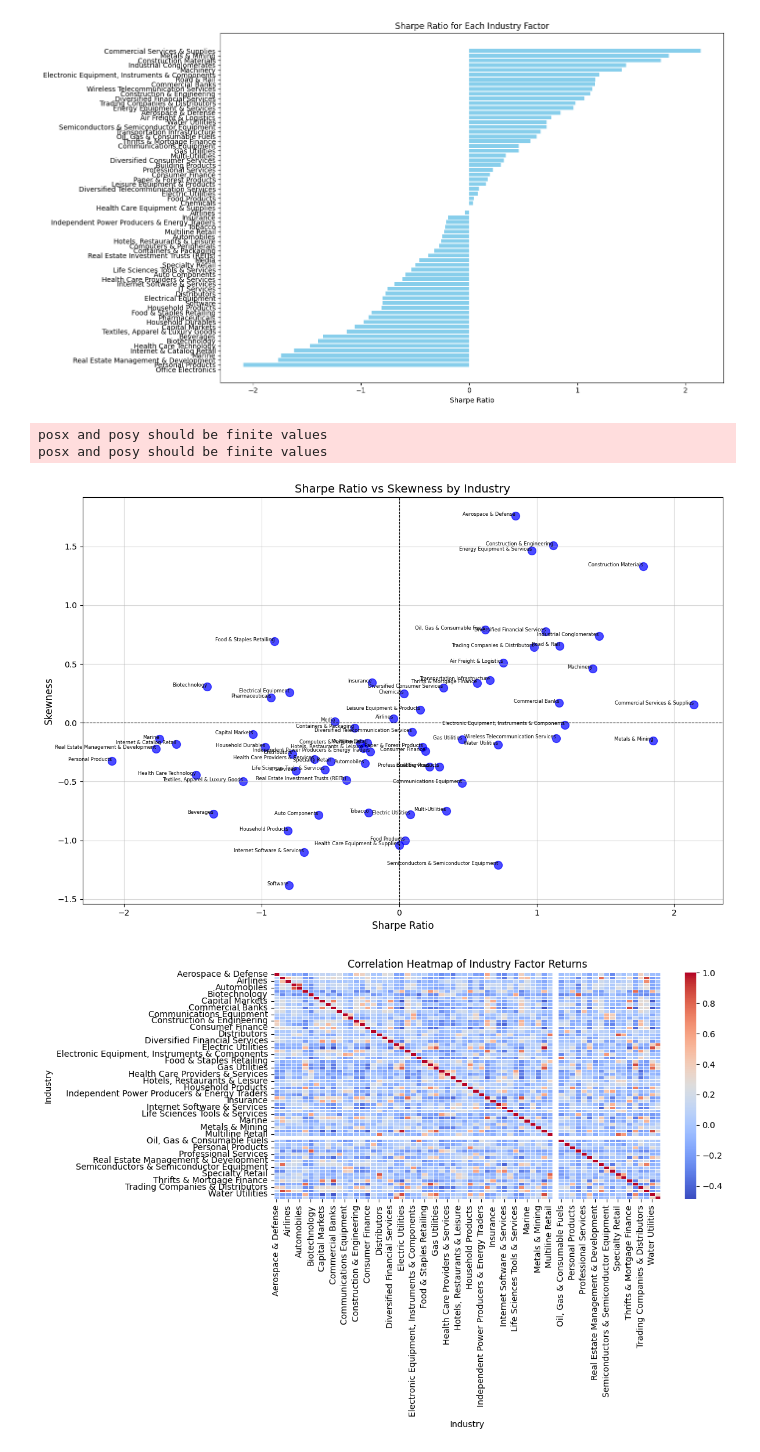
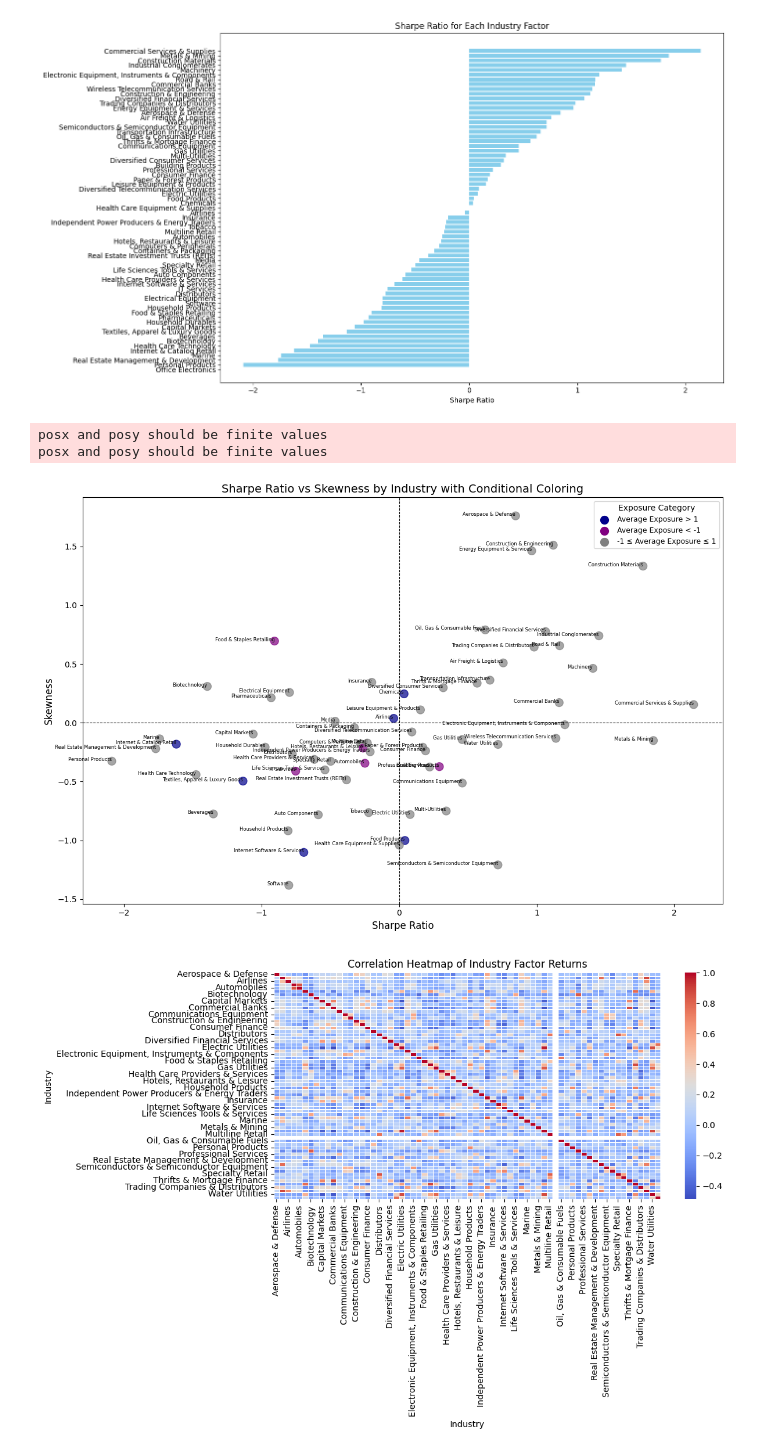
Before and after one commit to martinescobars/portfolio-manager-analysis, a Jupyter notebook: bam_case_mes.ipynb, the cells around one changed output. Saved outputs shown, nothing was run; the diff lists cells and outputs as text; code cells hidden in the pictures.

```diff
--- a/bam_case_mes.ipynb
+++ b/bam_case_mes.ipynb
@@ -701,55 +735,64 @@ plt.show()
 # %% [output]
 [figure]
 # %%
-# Assuming 'industry_factor_returns' DataFrame is already defined
+# Step 1: Calculate the average exposure for each industry
+average_exposure = industry_exposures.groupby('Industry')['Exposure'].mean()
 
-# Calculate the average daily return and annualize it for each factor
-average_daily_return = industry_factor_returns.groupby('Industry')['DailyReturn'].mean()
-annualized_return = average_daily_return * 252
-
-# Calculate the daily standard deviation of returns and annualize it for each factor
-daily_std_dev = industry_factor_returns.groupby('Industry')['DailyReturn'].std()
-annualized_std_dev = daily_std_dev * (252 ** 0.5)
-
-# Calculate the Sharpe Ratio for each factor (assuming risk-free rate = 0 for simplicity)
-sharpe_ratio = annualized_return / annualized_std_dev
-
-# Calculate the skew of returns for each factor
-skewness = industry_factor_returns.groupby('Industry')['DailyReturn'].skew()
-
-# Combine Sharpe Ratio and Skewness into a single DataFrame
+# Combine Sharpe Ratio, Skewness, and Average Exposure into a single DataFrame
 industry_stats = pd.DataFrame({
     'Sharpe Ratio': sharpe_ratio,
-    'Skewness': skewness
+    'Skewness': skewness,
+    'Average Exposure': average_exposure
 }).reset_index()
 
-# Plot the Sharpe Ratio vs Skewness
+# Step 2: Define colors based on the conditions
+colors = np.where(
+    industry_stats['Average Exposure'] > 0.01, 'darkblue',
+    np.where(industry_stats['Average Exposure'] < -0.01, 'purple', 'grey')
+)
+
+# Step 3: Create the scatter plot
 plt.figure(figsize=(12, 8))
-plt.scatter(industry_stats['Sharpe Ratio'], industry_stats['Skewness'], color='blue', s=100, alpha=0.7)
+plt.scatter(
+    industry_stats['Sharpe Ratio'],
+    industry_stats['Skewness'],
+    c=colors,  # Assign conditional colors
+    s=100,
+    alpha=0.7
+)
 
 # Add data labels for each industry
 for i in range(len(industry_stats)):
     plt.text(
         industry_stats['Sharpe Ratio'][i],
         industry_stats['Skewness'][i],
         industry_stats['Industry'][i],
         fontsize=6,
         ha='right'
     )
 
-# Add titles and labels
-plt.title('Sharpe Ratio vs Skewness by Industry', fontsize=14)
+# Add titles, labels, and reference lines
+plt.title('Sharpe Ratio vs Skewness by Industry with Conditional Coloring', fontsize=14)
 plt.xlabel('Sharpe Ratio', fontsize=12)
 plt.ylabel('Skewness', fontsize=12)
-plt.axhline(0, color='black', linestyle='--', linewidth=0.8)  # Reference line for skewness
-plt.axvline(0, color='black', linestyle='--', linewidth=0.8)  # Reference line for Sharpe Ratio
-plt.grid(alpha=0.5)
+
+# Add reference lines
+plt.axhline(0, color='black', linestyle='--', linewidth=0.8)  # Horizontal line for Skewness = 0
+plt.axvline(0, color='black', linestyle='--', linewidth=0.8)  # Vertical line for Sharpe Ratio = 0
+
+# Add a legend manually
+plt.scatter([], [], c='darkblue', s=100, label='Average Exposure > 1')
+plt.scatter([], [], c='purple', s=100, label='Average Exposure < -1')
+plt.scatter([], [], c='grey', s=100, label='-1 ≤ Average Exposure ≤ 1')
+plt.legend(loc='upper right', fontsize=9, title="Exposure Category")
+
+# Display the plot
 plt.tight_layout()
 plt.show()
 # %% [output]
 posx and posy should be finite values
 posx and posy should be finite values
-[figure, old version]
+[figure, new version]
 # %%
 # Pivot the data so industries are columns and dates are rows with DailyReturn as values
 returns_pivot = industry_factor_returns.pivot(index='Date', columns='Industry', values='DailyReturn')
```
Also changed, not shown: parts of 4 cells of this notebook.
